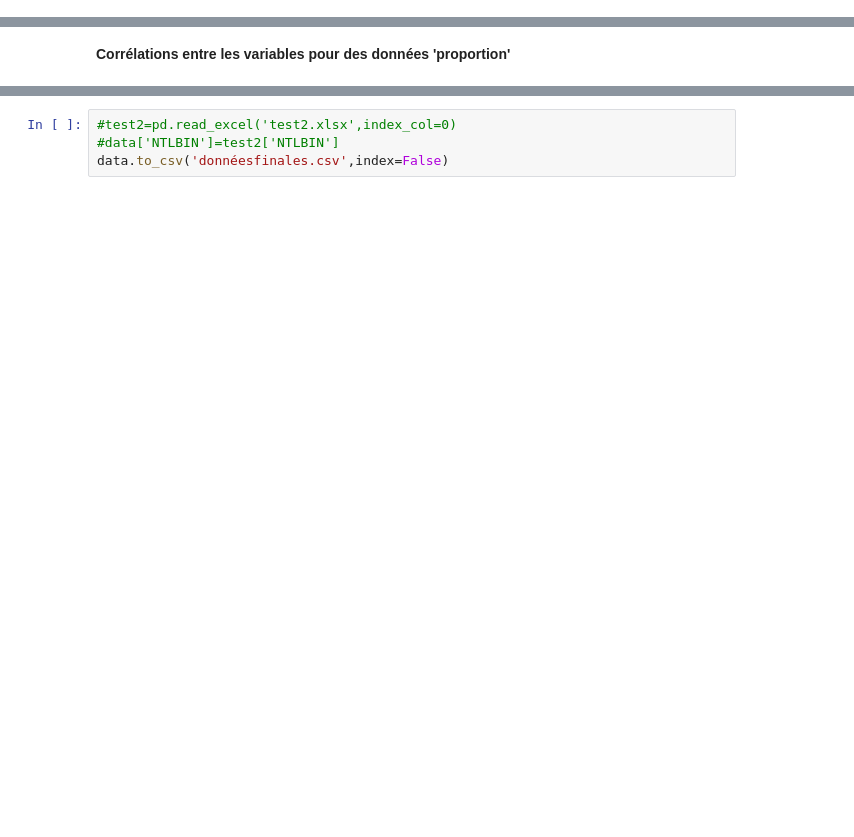
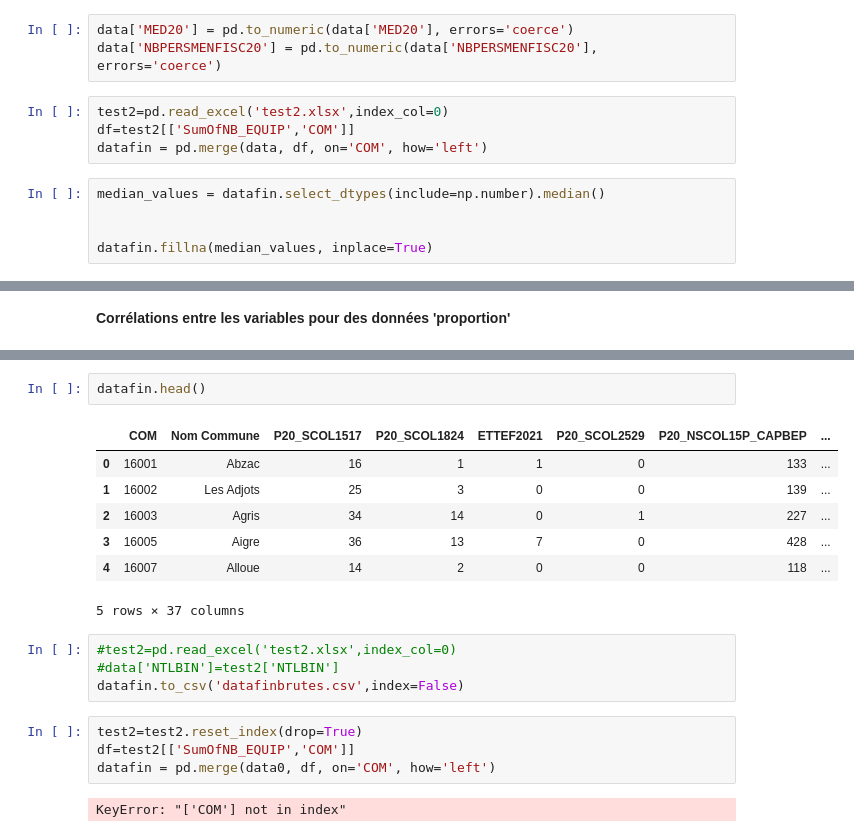
Before and after one commit to mathildetissandier/stage2, a Jupyter notebook: Corrélations1.ipynb, the cells around one changed output, grey strips where cells are left out. Cells and saved outputs as stored; diff of their text form; blank space fills up the shorter version.

```diff
--- a/Corrélations1.ipynb
+++ b/Corrélations1.ipynb
@@ -46,0 +94,12 @@ plt.show()
+# %%
+data['MED20'] = pd.to_numeric(data['MED20'], errors='coerce')
+data['NBPERSMENFISC20'] = pd.to_numeric(data['NBPERSMENFISC20'], errors='coerce')
+# %%
+test2=pd.read_excel('test2.xlsx',index_col=0)
+df=test2[['SumOfNB_EQUIP','COM']]
+datafin = pd.merge(data, df, on='COM', how='left')
+# %%
+median_values = datafin.select_dtypes(include=np.number).median()
+
+
+datafin.fillna(median_values, inplace=True)
@@ -115,4 +195,20 @@ Name: N TL, dtype: float64
+# %%
+datafin.head()
+# %% [output]
+|  | COM | Nom Commune | P20_SCOL1517 | P20_SCOL1824 | ETTEF2021 | P20_SCOL2529 | P20_NSCOL15P_CAPBEP | ... |
+| 0 | 16001 | Abzac | 16 | 1 | 1 | 0 | 133 | ... |
+| 1 | 16002 | Les Adjots | 25 | 3 | 0 | 0 | 139 | ... |
+| 2 | 16003 | Agris | 34 | 14 | 0 | 1 | 227 | ... |
+| 3 | 16005 | Aigre | 36 | 13 | 7 | 0 | 428 | ... |
+| 4 | 16007 | Alloue | 14 | 2 | 0 | 0 | 118 | ... |
+5 rows × 37 columns
 # %%
 #test2=pd.read_excel('test2.xlsx',index_col=0)
 #data['NTLBIN']=test2['NTLBIN']
-data.to_csv('donnéesfinales.csv',index=False)
+datafin.to_csv('datafinbrutes.csv',index=False)
+# %%
+test2=test2.reset_index(drop=True)
+df=test2[['SumOfNB_EQUIP','COM']]
+datafin = pd.merge(data0, df, on='COM', how='left')
+# %% [output]
+KeyError: "['COM'] not in index"
```
Also changed, not shown: parts of 14 cells of this notebook.
